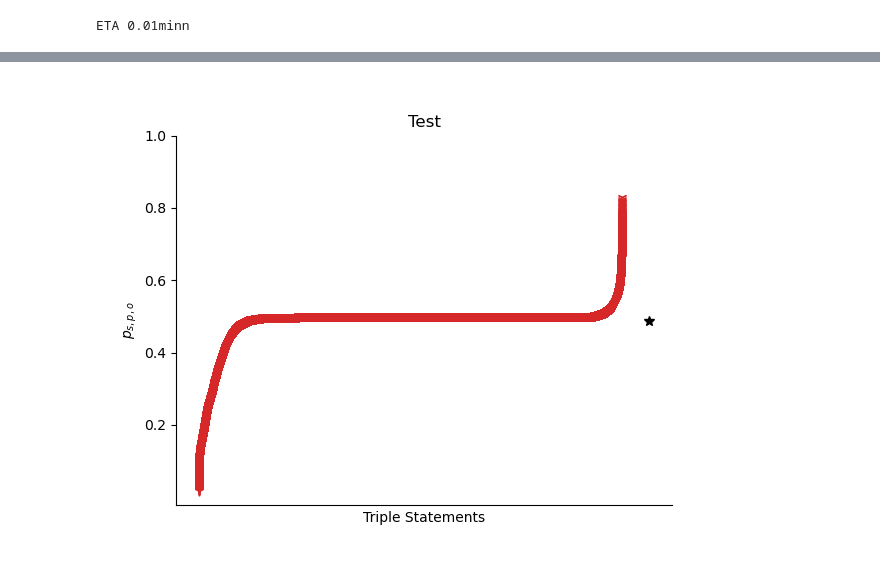
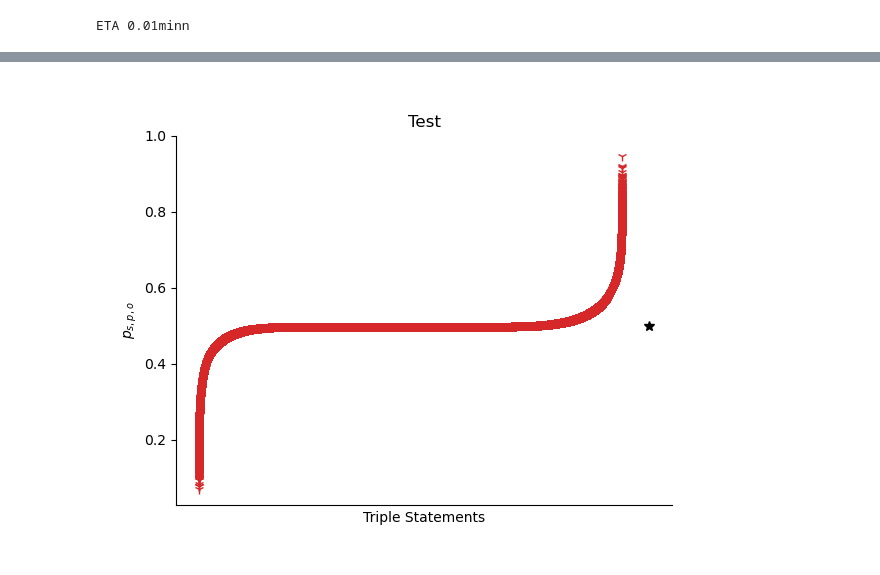
Before and after one commit to LucasAPayne/anomaly_detection, a Jupyter notebook: AIT.ipynb, the cells around one changed output, grey strips where cells are left out. Drawn from its saved outputs; the diff is of its cells as text; code cells hidden in the pictures.

Commit message:
Allowed loading and saving models

```diff
--- a/AIT.ipynb
+++ b/AIT.ipynb
@@ -132,4 +124,0 @@ draw_plot(energy_model)
-# %%
-draw_plot(energy_diag_model)
-# %% [output]
-[figure, removed]
@@ -135,0 +132,5 @@ draw_plot(energy_diag_model)
+# %%
+RESCAL_model = torch.load("models/RESCAL.pt")
+draw_plot(RESCAL_model)
+# %% [output]
+[figure, added]
```
Also changed, not shown: parts of 6 cells of this notebook, 2 other files.
